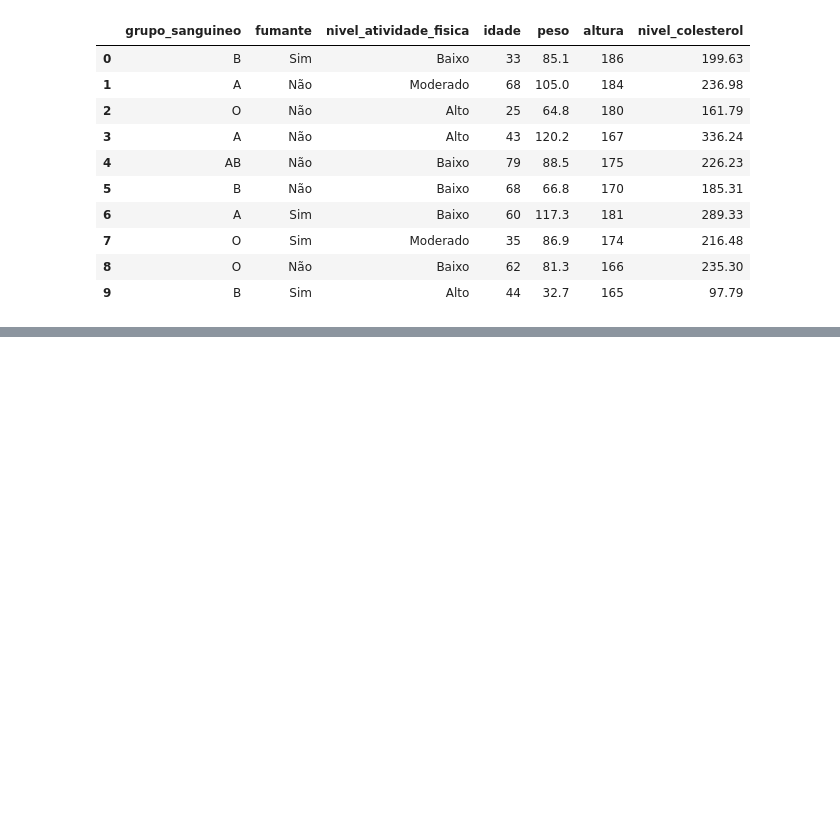
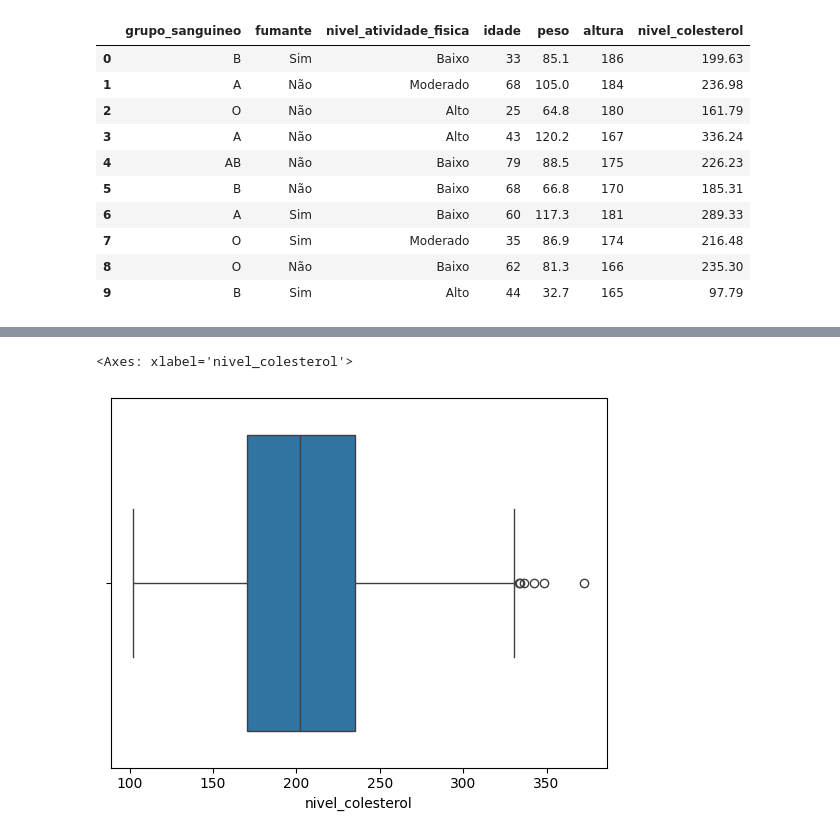
Before and after one commit to offellipe/regressao_linear_multipla, a Jupyter notebook: modelo_colesterol.ipynb, the cells around one changed output, grey strips where cells are left out. Saved outputs shown, nothing was run; the diff lists cells and outputs as text; code cells hidden in the pictures; blank space fills up the shorter version.

```diff
--- a/modelo_colesterol.ipynb
+++ b/modelo_colesterol.ipynb
@@ -161,0 +189,5 @@ df_colesterol_eda.head(10)
+# %%
+sns.boxplot(data=df_colesterol_eda, x='nivel_colesterol')
+# %% [output]
+<Axes: xlabel='nivel_colesterol'>
+[figure, added]
```
Also changed, not shown: parts of 6 cells of this notebook.
